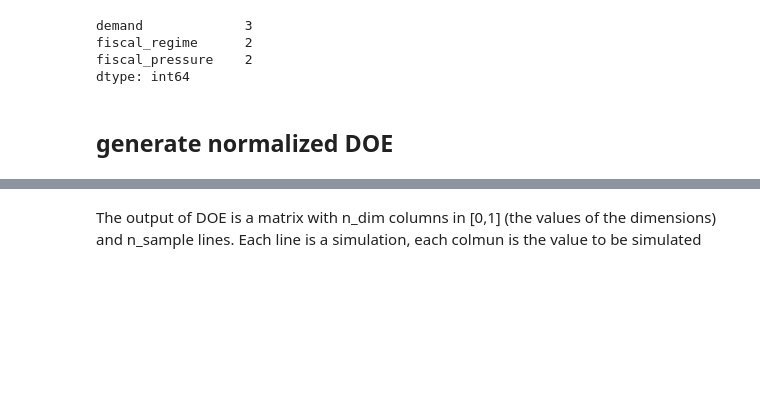
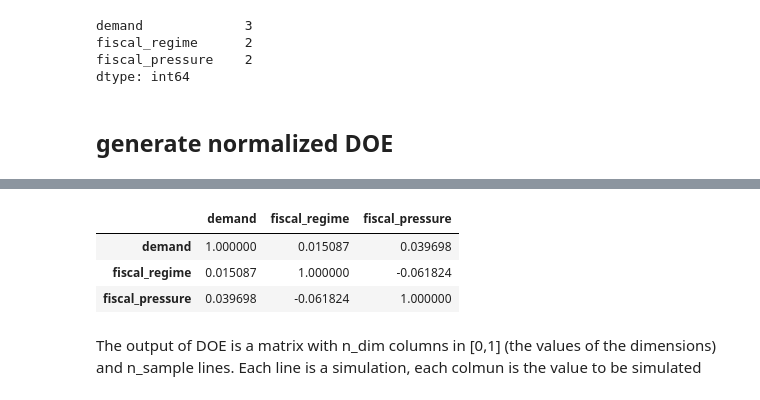
Before and after one commit to adrivsh/LHS_unburnable_oil_demo, a Jupyter notebook: simple_lhs_demo.ipynb, the cells around one changed output, grey strips where cells are left out. Saved outputs shown, nothing was run; the diff lists cells and outputs as text; code cells hidden in the pictures; blank space fills up the shorter version.

```diff
--- a/simple_lhs_demo.ipynb
+++ b/simple_lhs_demo.ipynb
@@ -67,3 +67,10 @@ new candidate solution found with max,abs corrcoef = 0.9999999753722308
+# %%
+norm_doe.corr()
+# %% [output]
+|  | demand | fiscal_regime | fiscal_pressure |
+| demand | 1.000000 | 0.015087 | 0.039698 |
+| fiscal_regime | 0.015087 | 1.000000 | -0.061824 |
+| fiscal_pressure | 0.039698 | -0.061824 | 1.000000 |
 # %% [markdown]
 The output of DOE is a matrix with n_dim columns in [0,1] (the values of the dimensions) and n_sample lines. Each line is a simulation, each colmun is the value to be simulated
 # %%
```
Also changed, not shown: parts of 2 cells of this notebook, 2 other files.
